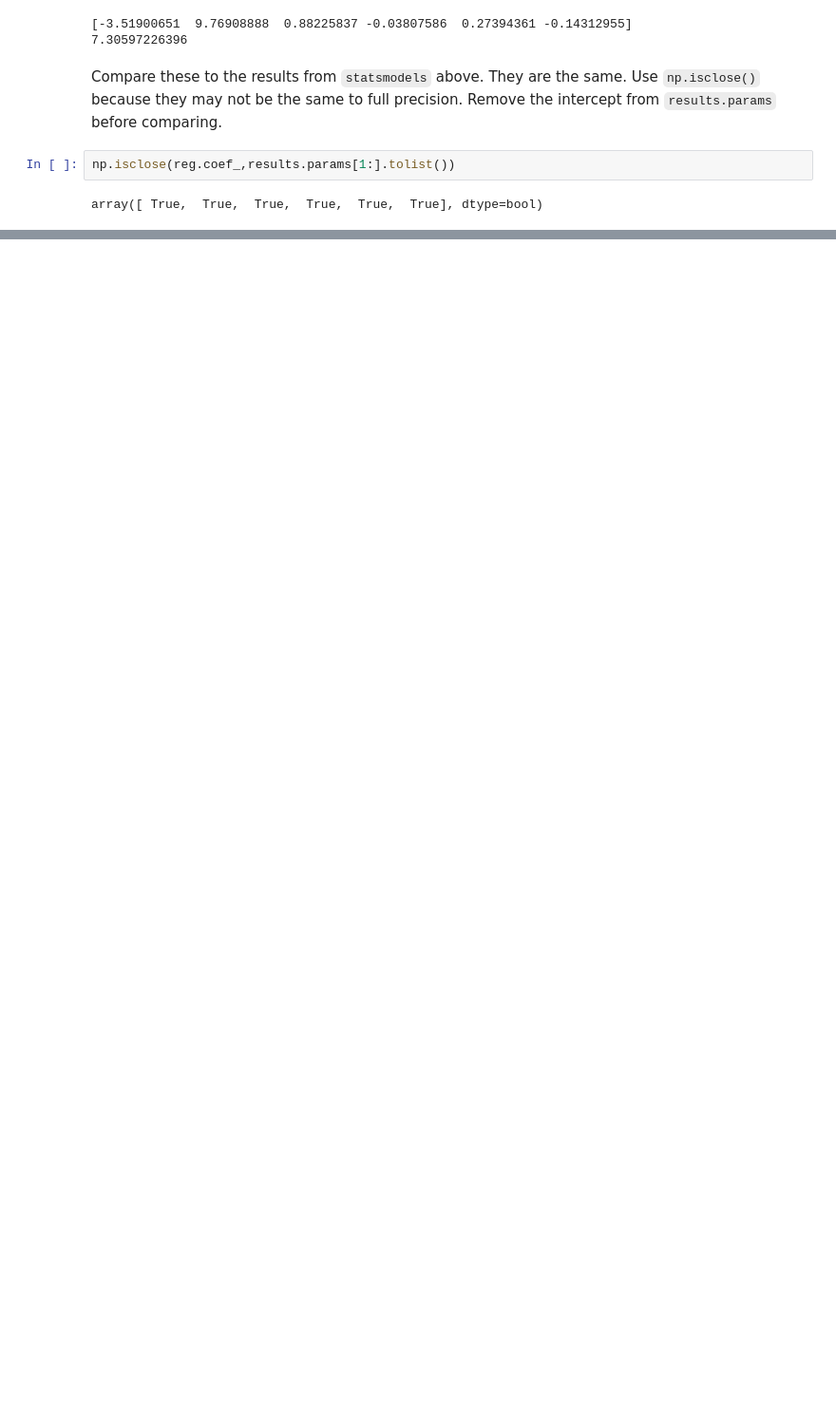
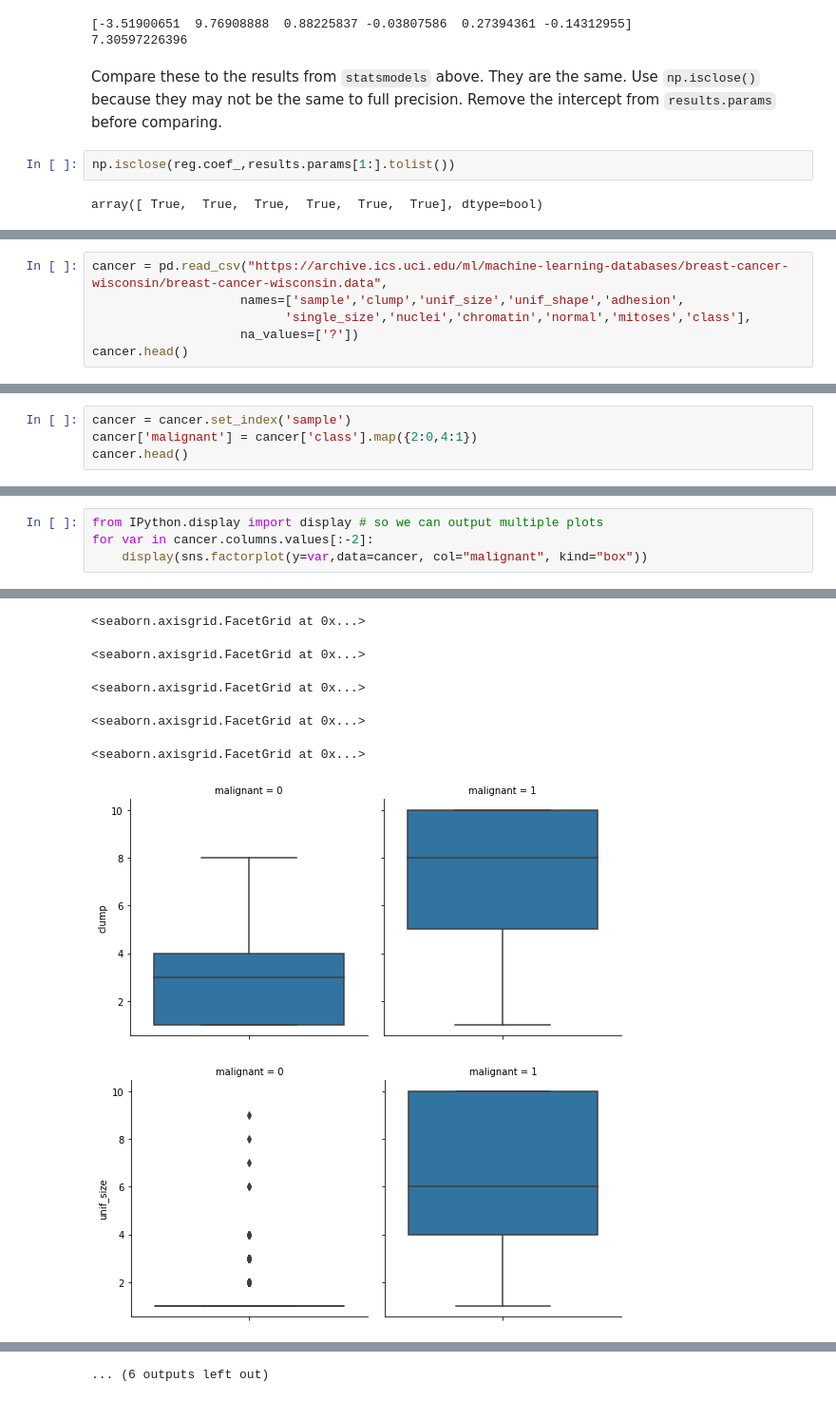
Before and after one commit to nuitrcs/pythonworkshops, a Jupyter notebook: dataanalysis/models/models.ipynb, the cells around one changed output, grey strips where cells are left out. Shown at 95% size. Drawn from its saved outputs; the diff is of its cells as text; blank space fills up the shorter version.

```diff
--- a/dataanalysis/models/models.ipynb
+++ b/dataanalysis/models/models.ipynb
@@ -308,0 +357,6 @@ array([ True,  True,  True,  True,  True,  True], dtype=bool)
+# %%
+cancer = pd.read_csv("https://archive.ics.uci.edu/ml/machine-learning-databases/breast-cancer-wisconsin/breast-cancer-wisconsin.data",
+                    names=['sample','clump','unif_size','unif_shape','adhesion',
+                          'single_size','nuclei','chromatin','normal','mitoses','class'],
+                    na_values=['?'])
+cancer.head()
@@ -308,0 +374,4 @@ array([ True,  True,  True,  True,  True,  True], dtype=bool)
+# %%
+cancer = cancer.set_index('sample')
+cancer['malignant'] = cancer['class'].map({2:0,4:1})
+cancer.head()
@@ -308,0 +411,5 @@ array([ True,  True,  True,  True,  True,  True], dtype=bool)
+# %%
+from IPython.display import display # so we can output multiple plots
+for var in cancer.columns.values[:-2]:
+    display(sns.factorplot(y=var,data=cancer, col="malignant", kind="box"))
+# %% [output]
@@ -308,0 +420,7 @@ array([ True,  True,  True,  True,  True,  True], dtype=bool)
+<seaborn.axisgrid.FacetGrid at 0x...>
+<seaborn.axisgrid.FacetGrid at 0x...>
+<seaborn.axisgrid.FacetGrid at 0x...>
+<seaborn.axisgrid.FacetGrid at 0x...>
+<seaborn.axisgrid.FacetGrid at 0x...>
+[figure, added]
+[figure, added]
@@ -308,0 +428 @@ array([ True,  True,  True,  True,  True,  True], dtype=bool)
+... (6 outputs left out)
```
Also changed, not shown: parts of 42 cells of this notebook.
